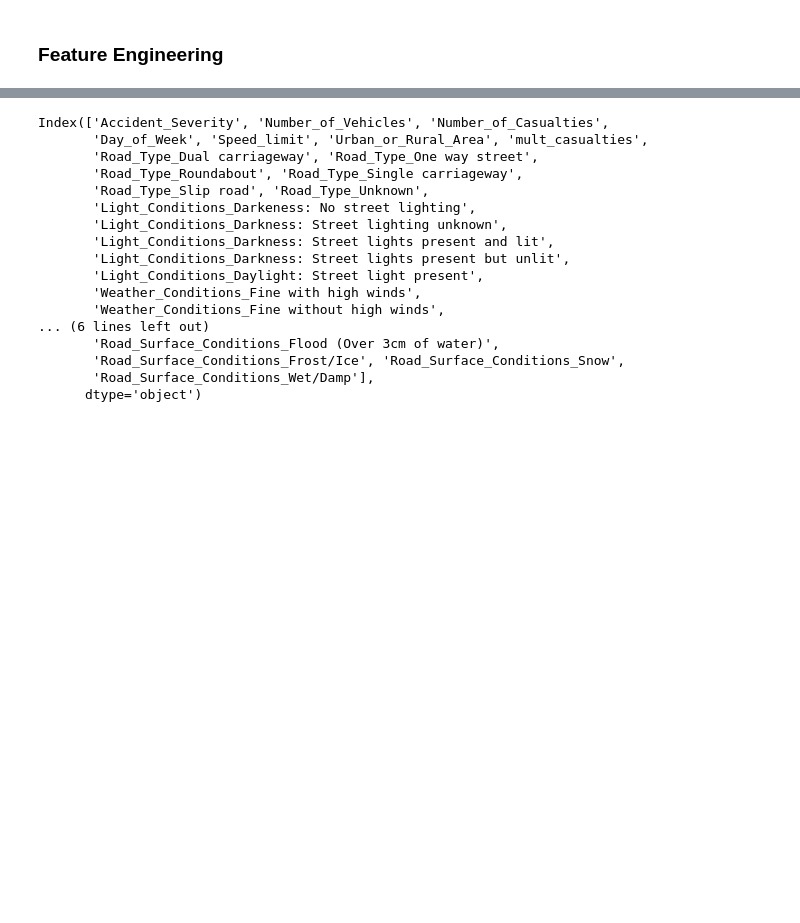
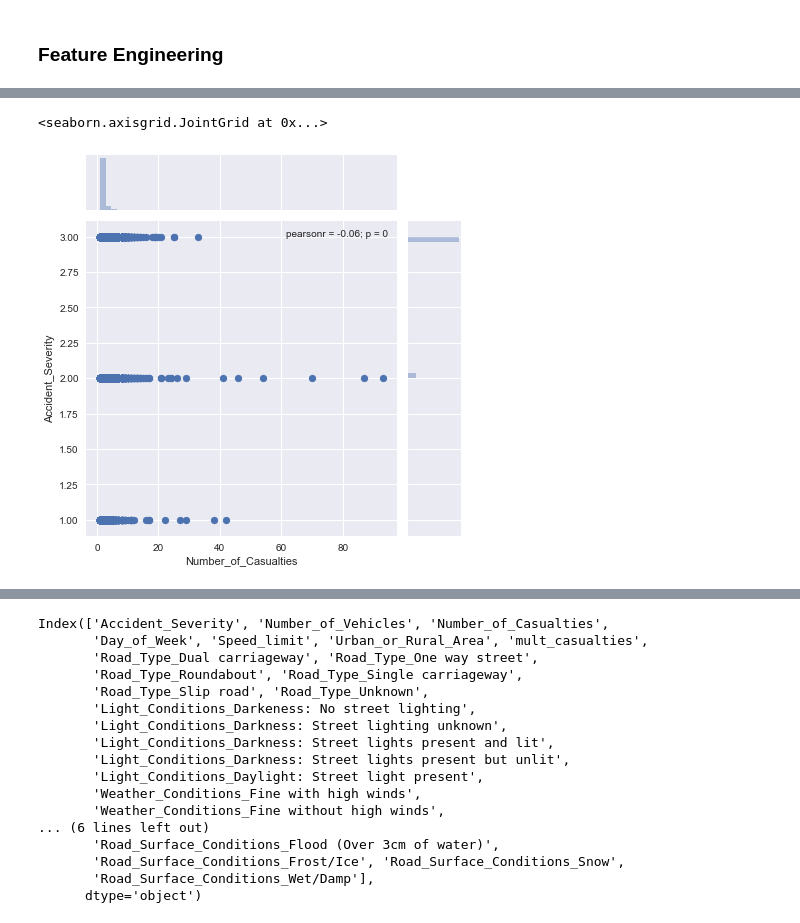
Before and after one commit to etallen127/Lasso-Ridge-Regression, a Jupyter notebook: Lasso_Ridge_Log_regression_UKCrashData.ipynb, the cells around one changed output, grey strips where cells are left out. Cells and saved outputs as stored; diff of their text form; code cells hidden in the pictures; blank space fills up the shorter version.

```diff
--- a/Lasso_Ridge_Log_regression_UKCrashData.ipynb
+++ b/Lasso_Ridge_Log_regression_UKCrashData.ipynb
@@ -40,0 +48,6 @@ sns.heatmap(df.isnull(), yticklabels=False,cbar=False,cmap='winter')
+# %%
+# deaths v severity
+sns.jointplot(x='Number_of_Casualties',y= 'Accident_Severity',data=df)
+# %% [output]
+<seaborn.axisgrid.JointGrid at 0x...>
+[figure, added]
```
Also changed, not shown: parts of 7 cells of this notebook.
